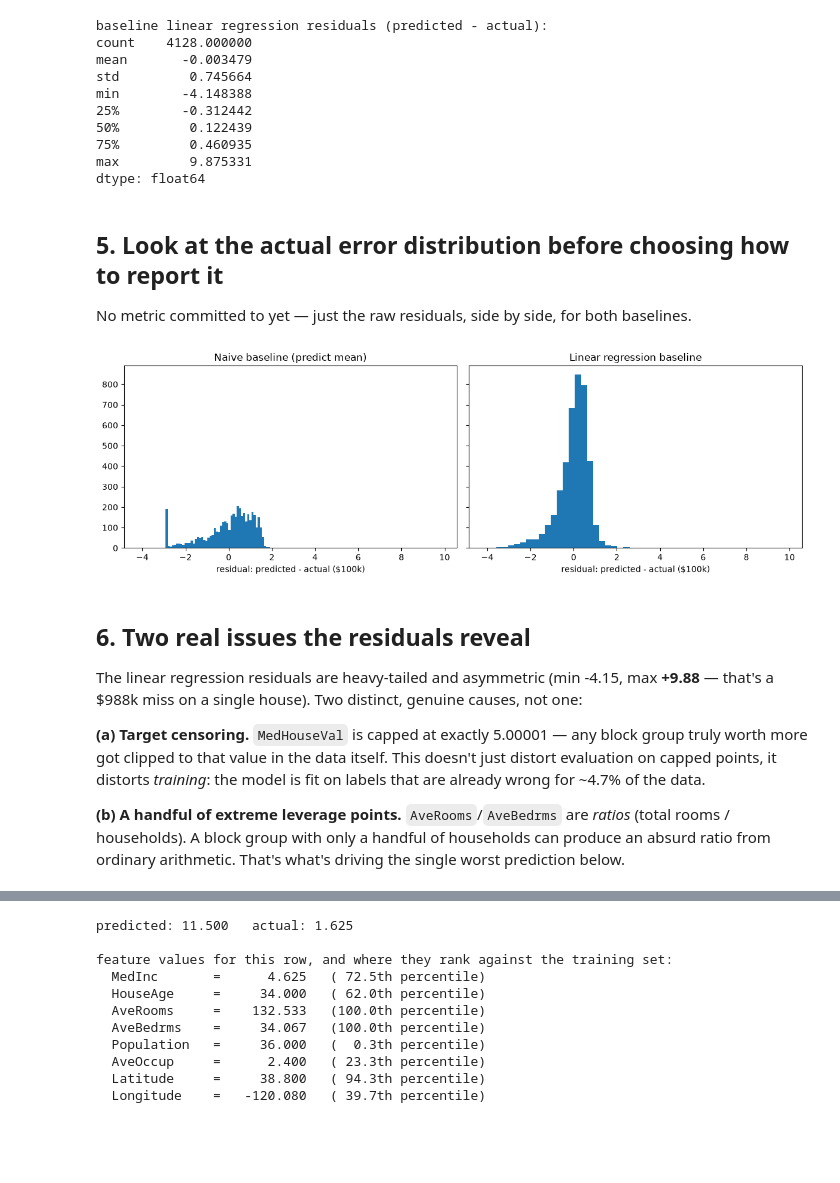
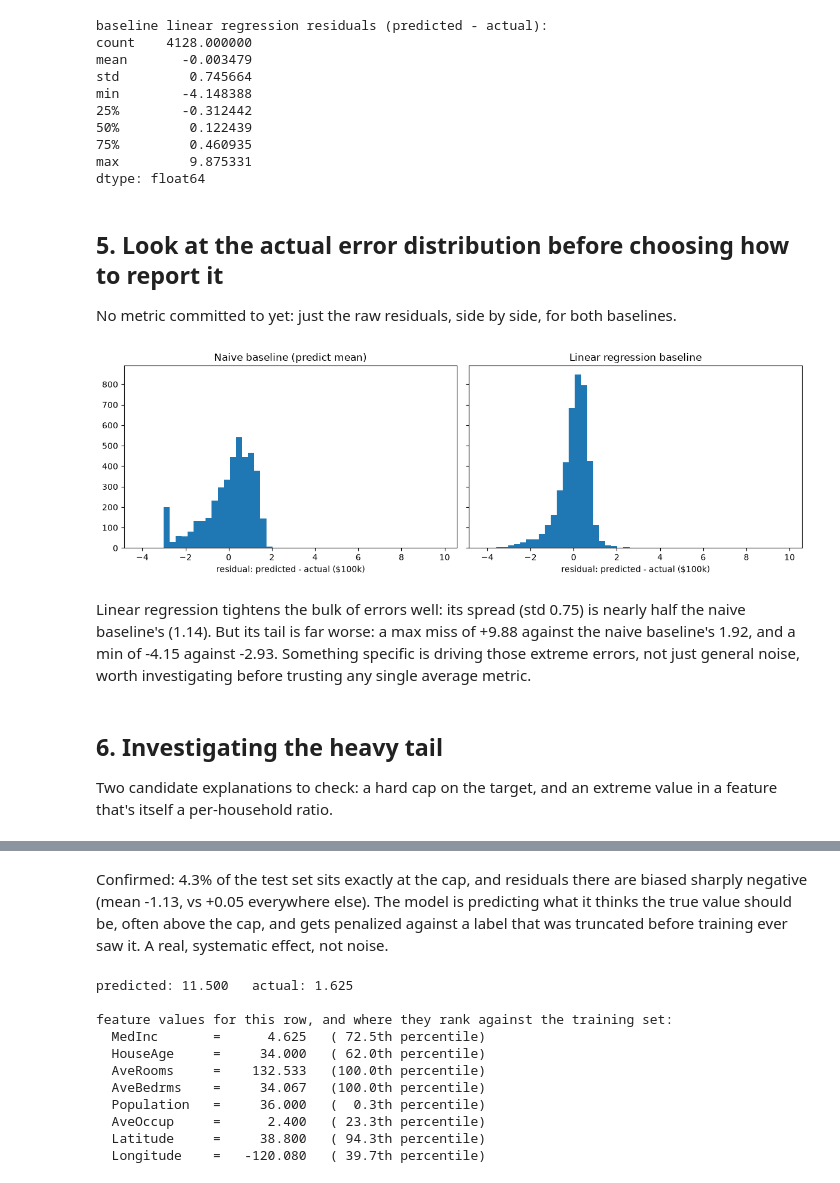
Before and after one commit to bjayles/machine-learning, a Jupyter notebook: learning/01-regression-housing/notebook.ipynb, the cells around one changed output, grey strips where cells are left out. Drawn from its saved outputs; the diff is of its cells as text; code cells hidden in the pictures; blank space fills up the shorter version.

```diff
--- a/learning/01-regression-housing/notebook.ipynb
+++ b/learning/01-regression-housing/notebook.ipynb
@@ -148,32 +167,37 @@ dtype: float64
 # %% [markdown]
 ## 5. Look at the actual error distribution before choosing how to report it
 
-No metric committed to yet — just the raw residuals, side by side, for both baselines.
+No metric committed to yet: just the raw residuals, side by side, for both baselines.
 # %%
-import matplotlib.pyplot as plt
+# compare both baselines' error distributions side by side; same bin range
+# for both, so bar heights are actually comparable
+shared_range = (min(naive_residuals.min(), residuals.min()),
+                max(naive_residuals.max(), residuals.max()))
 
 fig, axes = plt.subplots(1, 2, figsize=(12, 4), sharex=True, sharey=True)
 
-axes[0].hist(naive_residuals, bins=50)
+axes[0].hist(naive_residuals, bins=50, range=shared_range)
 axes[0].set_title("Naive baseline (predict mean)")
 axes[0].set_xlabel("residual: predicted - actual ($100k)")
 
-axes[1].hist(residuals, bins=50)
+axes[1].hist(residuals, bins=50, range=shared_range)
 axes[1].set_title("Linear regression baseline")
 axes[1].set_xlabel("residual: predicted - actual ($100k)")
 
 plt.tight_layout()
 plt.show()
 # %% [output]
-[figure, old version]
+[figure, new version]
+# %% [markdown]
+Linear regression tightens the bulk of errors well: its spread (std 0.75) is
+nearly half the naive baseline's (1.14). But its tail is far worse: a max
+miss of +9.88 against the naive baseline's 1.92, and a min of -4.15 against
+-2.93. Something specific is driving those extreme errors, not just general
+noise, worth investigating before trusting any single average metric.
 # %% [markdown]
-## 6. Two real issues the residuals reveal
+## 6. Investigating the heavy tail
 
-The linear regression residuals are heavy-tailed and asymmetric (min -4.15, max **+9.88** — that's a $988k miss on a single house). Two distinct, genuine causes, not one:
-
-**(a) Target censoring.** `MedHouseVal` is capped at exactly 5.00001 — any block group truly worth more got clipped to that value in the data itself. This doesn't just distort evaluation on capped points, it distorts *training*: the model is fit on labels that are already wrong for ~4.7% of the data.
-
-**(b) A handful of extreme leverage points.** `AveRooms`/`AveBedrms` are *ratios* (total rooms / households). A block group with only a handful of households can produce an absurd ratio from ordinary arithmetic. That's what's driving the single worst prediction below.
+Two candidate explanations to check: a hard cap on the target, and an extreme value in a feature that's itself a per-household ratio.
 # %%
 # (a) Target censoring: how much of the data sits exactly at the cap, and
 # how biased is the model specifically on those points?
@@ -203,4 +223,10 @@ dtype: float64
 75%         0.468142
 max         9.875331
 dtype: float64
+# %% [markdown]
+Confirmed: 4.3% of the test set sits exactly at the cap, and residuals there
+are biased sharply negative (mean -1.13, vs +0.05 everywhere else). The
+model is predicting what it thinks the true value should be, often above
+the cap, and gets penalized against a label that was truncated before
+training ever saw it. A real, systematic effect, not noise.
 # %%
```
Also changed, not shown: parts of 17 cells of this notebook.
